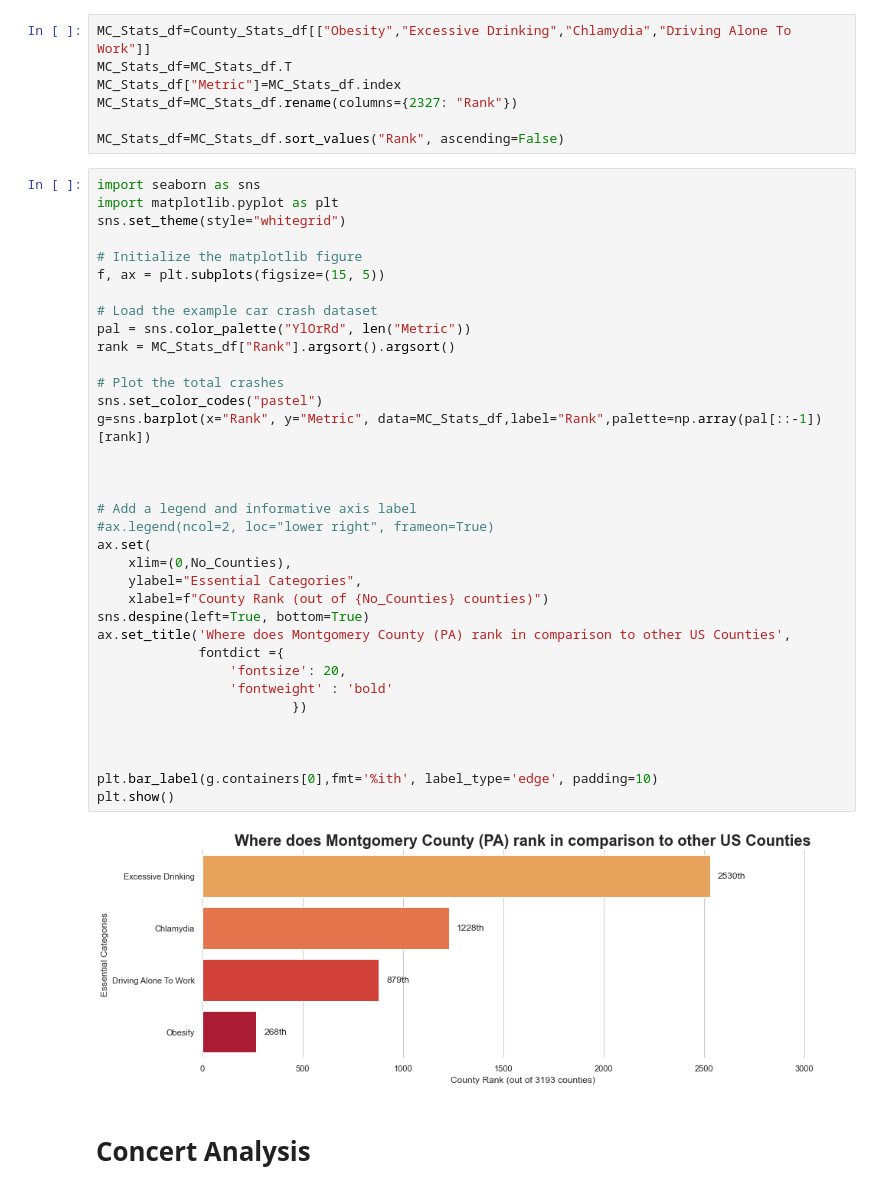
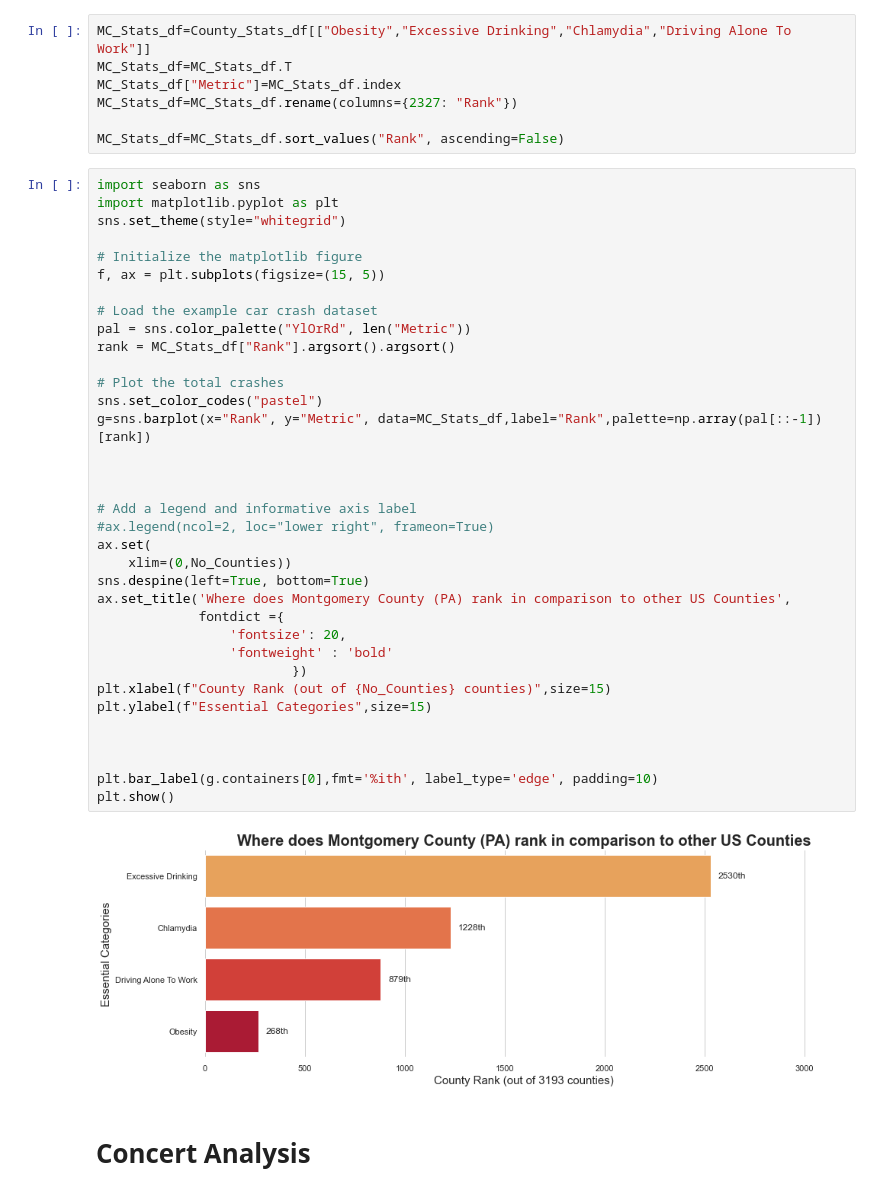
Before and after one commit to ClodettaV/Team_challenge_1, a Jupyter notebook: Dans_Part.ipynb, the cells around one changed output. Saved outputs shown, nothing was run; the diff lists cells and outputs as text.

```diff
--- a/Dans_Part.ipynb
+++ b/Dans_Part.ipynb
@@ -96,37 +154,37 @@ import matplotlib.pyplot as plt
 sns.set_theme(style="whitegrid")
 
 # Initialize the matplotlib figure
 f, ax = plt.subplots(figsize=(15, 5))
 
 # Load the example car crash dataset
 pal = sns.color_palette("YlOrRd", len("Metric"))
 rank = MC_Stats_df["Rank"].argsort().argsort()
 
 # Plot the total crashes
 sns.set_color_codes("pastel")
 g=sns.barplot(x="Rank", y="Metric", data=MC_Stats_df,label="Rank",palette=np.array(pal[::-1])[rank])
 
 
 
 # Add a legend and informative axis label
 #ax.legend(ncol=2, loc="lower right", frameon=True)
 ax.set(
-    xlim=(0,No_Counties),
-    ylabel="Essential Categories",
-    xlabel=f"County Rank (out of {No_Counties} counties)")
+    xlim=(0,No_Counties))
 sns.despine(left=True, bottom=True)
 ax.set_title('Where does Montgomery County (PA) rank in comparison to other US Counties',
              fontdict ={
                  'fontsize': 20,
                  'fontweight' : 'bold'
                          })
+plt.xlabel(f"County Rank (out of {No_Counties} counties)",size=15)
+plt.ylabel(f"Essential Categories",size=15)
 
 
 
 plt.bar_label(g.containers[0],fmt='%ith', label_type='edge', padding=10)
 plt.show()
 # %% [output]
-[figure, old version]
+[figure, new version]
 # %% [markdown]
 # Concert Analysis
 # %%
```
Also changed, not shown: parts of 14 cells of this notebook.
